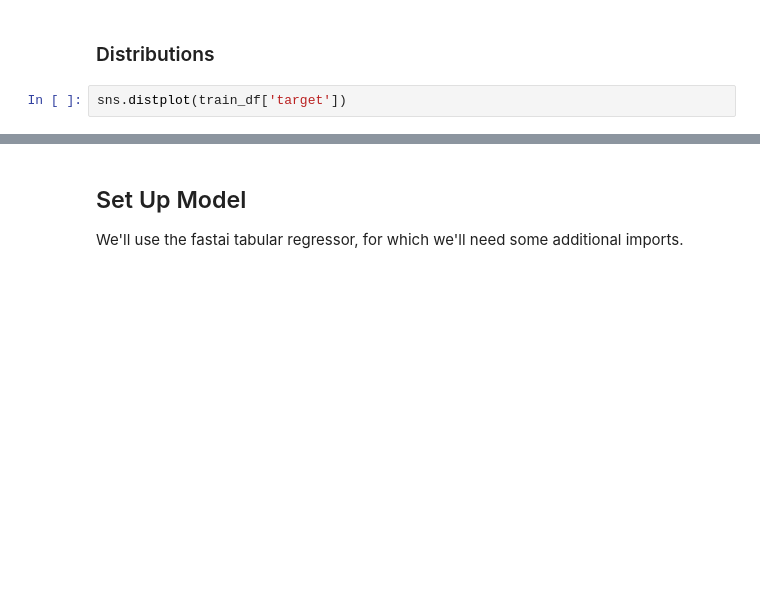
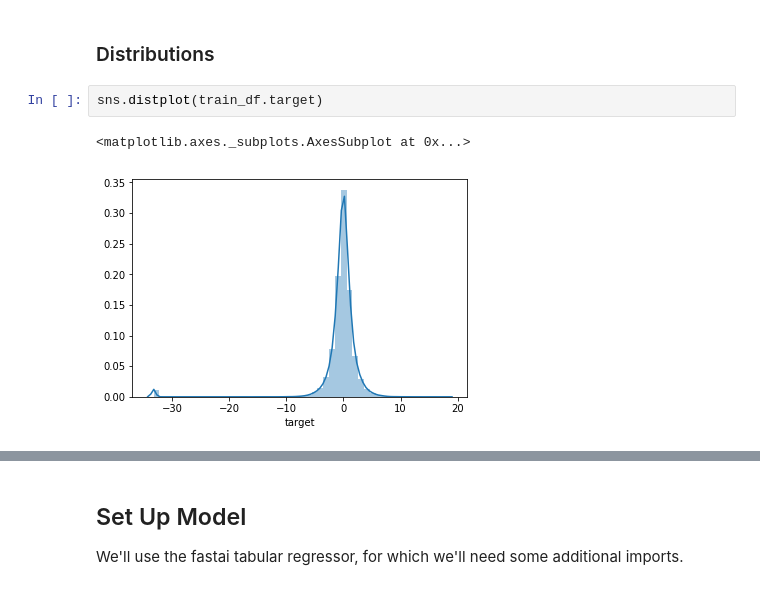
Before and after one commit to erwald/kaggle-competition-elo-loyalty-prediction, a Jupyter notebook: elo_loyalty_prediction.ipynb, the cells around one changed output, grey strips where cells are left out. Cells and saved outputs as stored; diff of their text form; blank space fills up the shorter version.

```diff
--- a/elo_loyalty_prediction.ipynb
+++ b/elo_loyalty_prediction.ipynb
@@ -46,6 +82,9 @@ sns.heatmap(train_df.corr(), vmin=-1, vmax=1, cmap='PiYG')
 # %% [markdown]
 ### Distributions
 # %%
-sns.distplot(train_df['target'])
+sns.distplot(train_df.target)
+# %% [output]
+<matplotlib.axes._subplots.AxesSubplot at 0x...>
+[figure, added]
 # %%
 sns.countplot(x='feature_1', palette='Set2', data=train_df)
```
Also changed, not shown: parts of 22 cells of this notebook.
